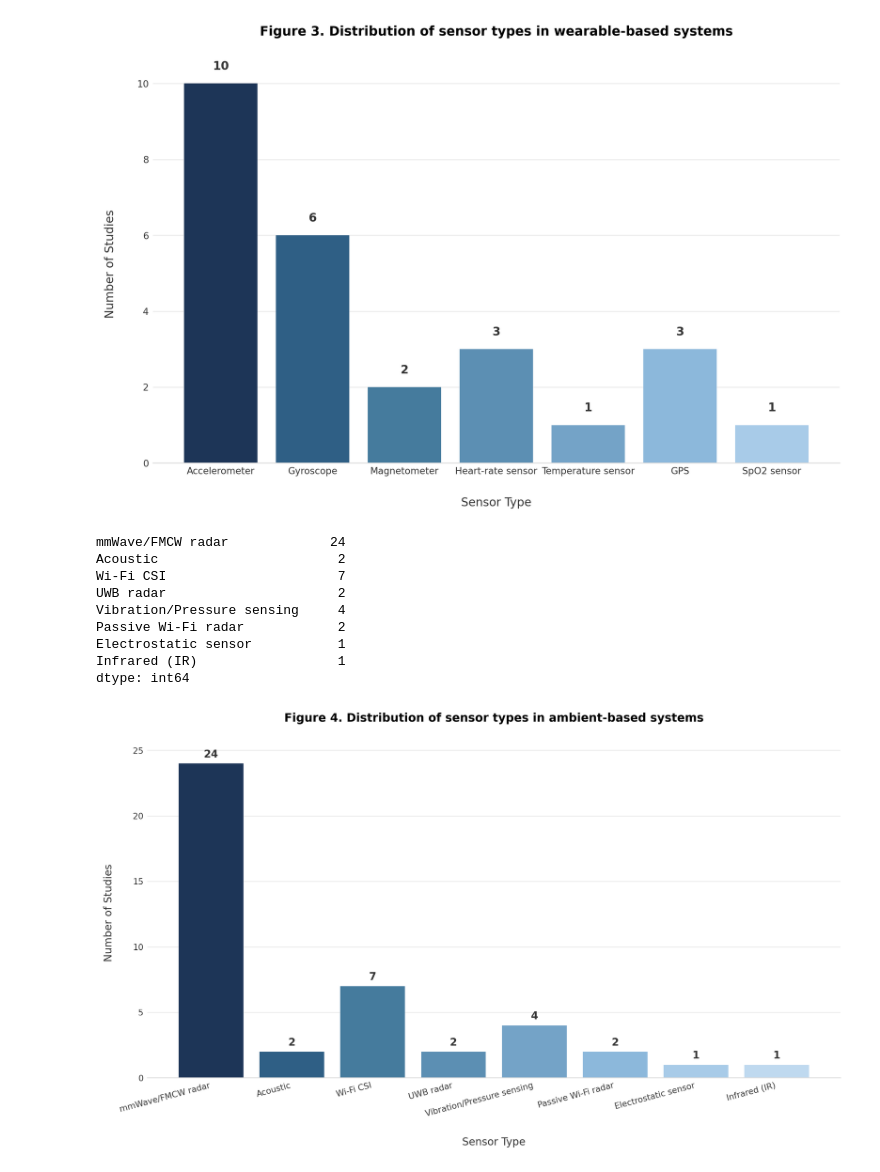
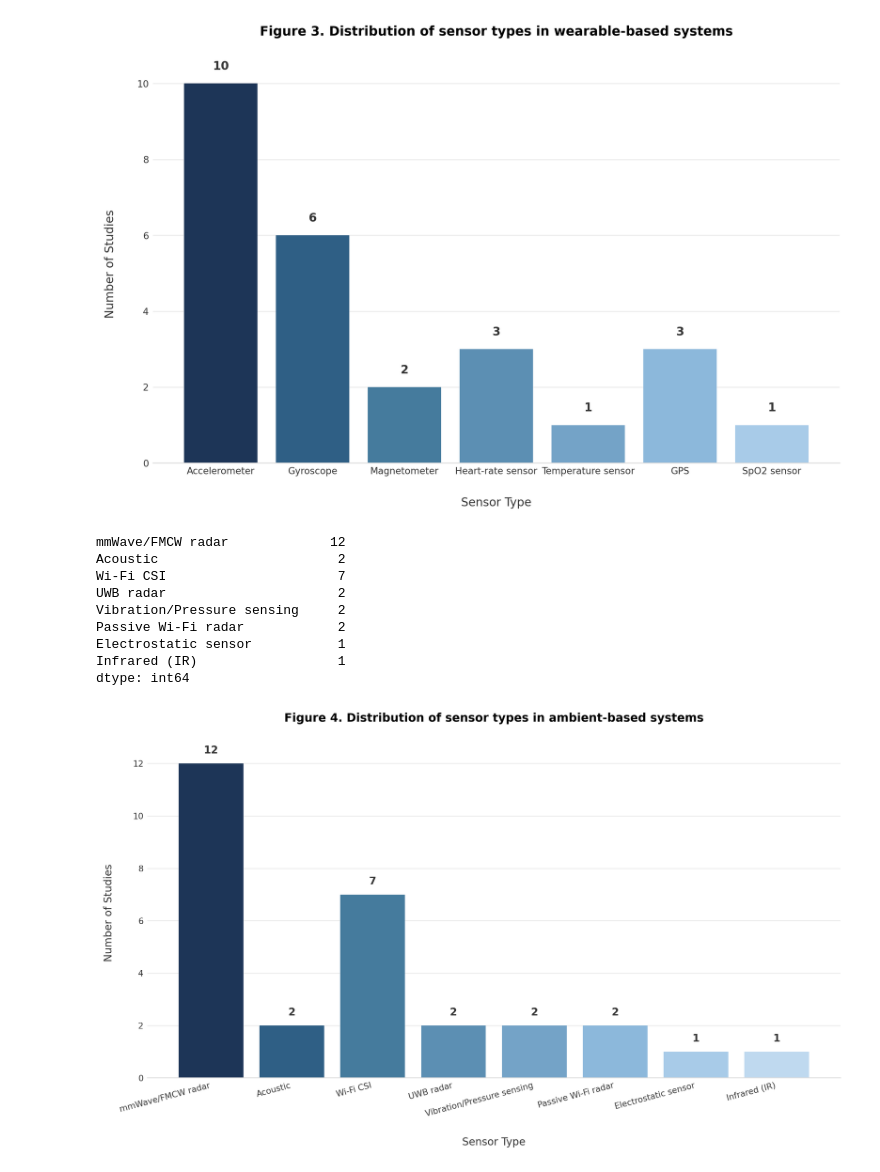
Before and after one commit to AichaNT/bachelor_thesis, a Jupyter notebook: figures.ipynb, the cells around one changed output. Drawn from its saved outputs; the diff is of its cells as text; code cells hidden in the pictures.

```diff
--- a/figures.ipynb
+++ b/figures.ipynb
@@ -358,9 +358,14 @@ import matplotlib.pyplot as plt
 import re
 
 # ---------------------------------
-# Keep only ambient-based studies
+# Keep ONLY ambient-only studies
 # ---------------------------------
-ambient_df = df[df["Sensor modality"] == "Ambient"].copy()
+ambient_df = df[
+    df["Sensor modality"]
+    .astype(str)
+    .str.strip()
+    .eq("Ambient")
+].copy()
 
 # ---------------------------------
 # Column containing sensor info
@@ -392,16 +397,22 @@ for item in ambient_df[sensor_col]:
         p = p.strip()
 
         # ---------------------------------
-        # Merge split labels correctly
+        # Merge radar categories
         # ---------------------------------
-        if p in ["mmWave", "FMCW radar", "FMCW millimeter-wave radar"]:
+        if (
+            p == "mmWave/FMCW radar"
+            or p == "mmWave radar"
+            or p == "FMCW radar"
+        ):
             all_sensors.append("mmWave/FMCW radar")
 
+        # ---------------------------------
+        # Merge vibration categories
+        # ---------------------------------
         elif (
-            p == "Vibration"
+            p == "Vibration sensing"
             or p == "Pressure sensing"
-            or "vibration" in p.lower()
-            or "pressure" in p.lower()
+            or p == "Vibration/Pressure sensing"
         ):
             all_sensors.append("Vibration/Pressure sensing")
 
@@ -413,36 +424,21 @@ for item in ambient_df[sensor_col]:
 # ---------------------------------
 sensor_counts = pd.Series(Counter(all_sensors))
 
-# ---------------------------------
-# Combine counts manually
-# ---------------------------------
-sensor_counts_final = pd.Series({
-    "mmWave/FMCW radar":
-        sensor_counts.get("mmWave/FMCW radar", 0),
+# Desired order
+sensor_order = [
+    "mmWave/FMCW radar",
+    "Acoustic",
+    "Wi-Fi CSI",
+    "UWB radar",
+    "Vibration/Pressure sensing",
+    "Passive Wi-Fi radar",
+    "Electrostatic sensor",
+    "Infrared (IR)"
+]
 
-    "Acoustic":
-        sensor_counts.get("Acoustic", 0),
+sensor_counts = sensor_counts.reindex(sensor_order).fillna(0)
 
-    "Wi-Fi CSI":
-        sensor_counts.get("Wi-Fi CSI", 0),
-
-    "UWB radar":
-        sensor_counts.get("UWB radar", 0),
-
-    "Vibration/Pressure sensing":
-        sensor_counts.get("Vibration/Pressure sensing", 0),
-
-    "Passive Wi-Fi radar":
-        sensor_counts.get("Passive Wi-Fi radar", 0),
-
-    "Electrostatic sensor":
-        sensor_counts.get("Electrostatic sensor", 0),
-
-    "Infrared (IR)":
-        sensor_counts.get("Infrared (IR)", 0)
-})
-
-print(sensor_counts_final)
+print(sensor_counts)
 
 # ---------------------------------
 # Gradient color palette
@@ -464,8 +460,8 @@ colors = [
 fig, ax = plt.subplots(figsize=(10, 6))
 
 bars = ax.bar(
-    sensor_counts_final.index,
-    sensor_counts_final.values,
+    sensor_counts.index,
+    sensor_counts.values,
     color=colors
 )
 
@@ -523,33 +519,33 @@ for bar in bars:
     )
 
 # ---------------------------------
 # Layout
 # ---------------------------------
 fig.tight_layout()
 
 # ---------------------------------
 # Save figure
 # ---------------------------------
 Path("data/figures/litRES").mkdir(
     parents=True,
     exist_ok=True
 )
 
 plt.savefig(
     "data/figures/litRES/sensor_distribution_ambient.png",
     dpi=300,
     bbox_inches="tight"
 )
 
 plt.show()
 # %% [output]
-mmWave/FMCW radar             24
+mmWave/FMCW radar             12
 Acoustic                       2
 Wi-Fi CSI                      7
 UWB radar                      2
-Vibration/Pressure sensing     4
+Vibration/Pressure sensing     2
 Passive Wi-Fi radar            2
 Electrostatic sensor           1
 Infrared (IR)                  1
 dtype: int64
-[figure, old version]
+[figure, new version]
```
Also changed, not shown: parts of 1 cell of this notebook, 4 other files.
